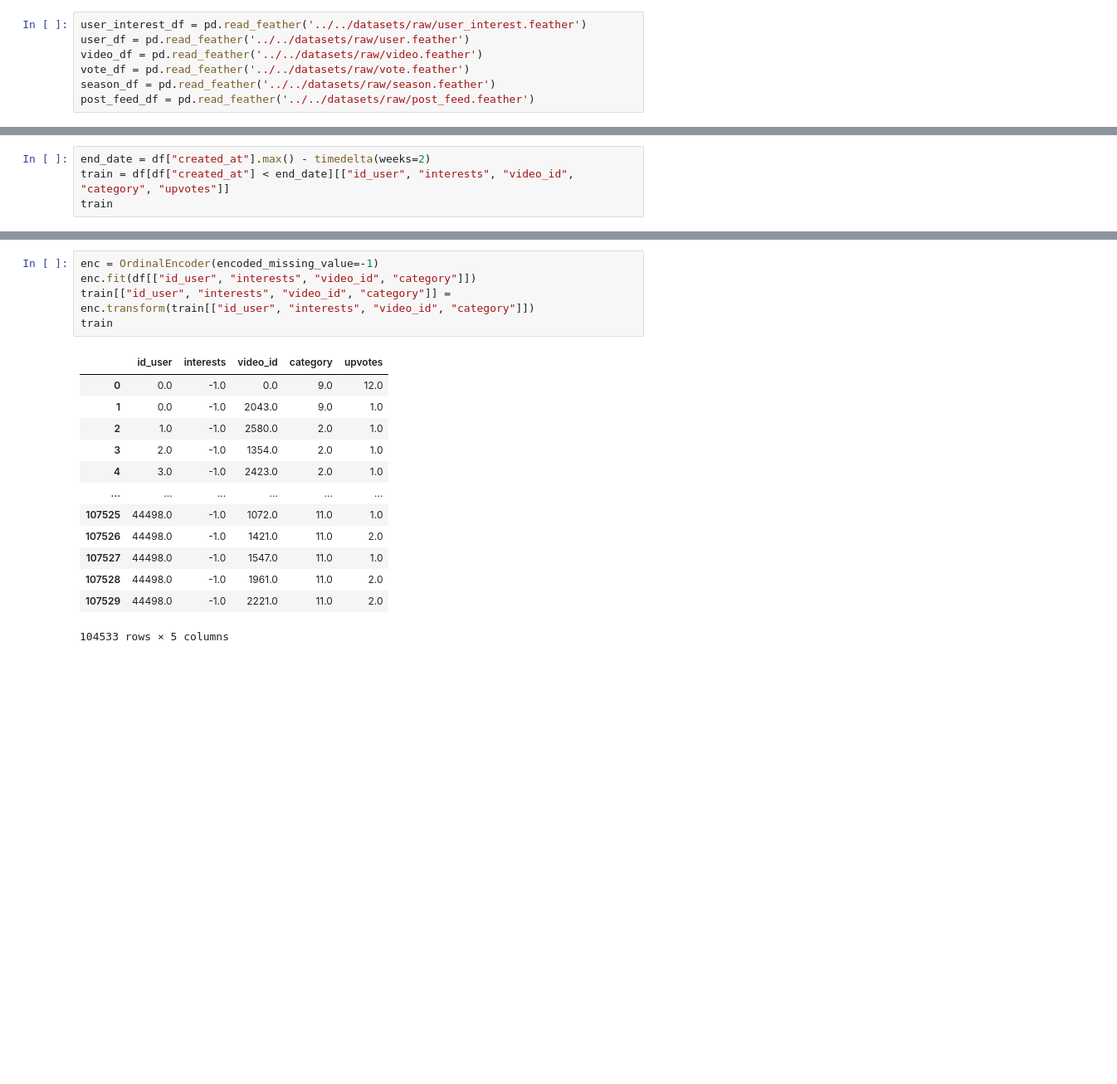
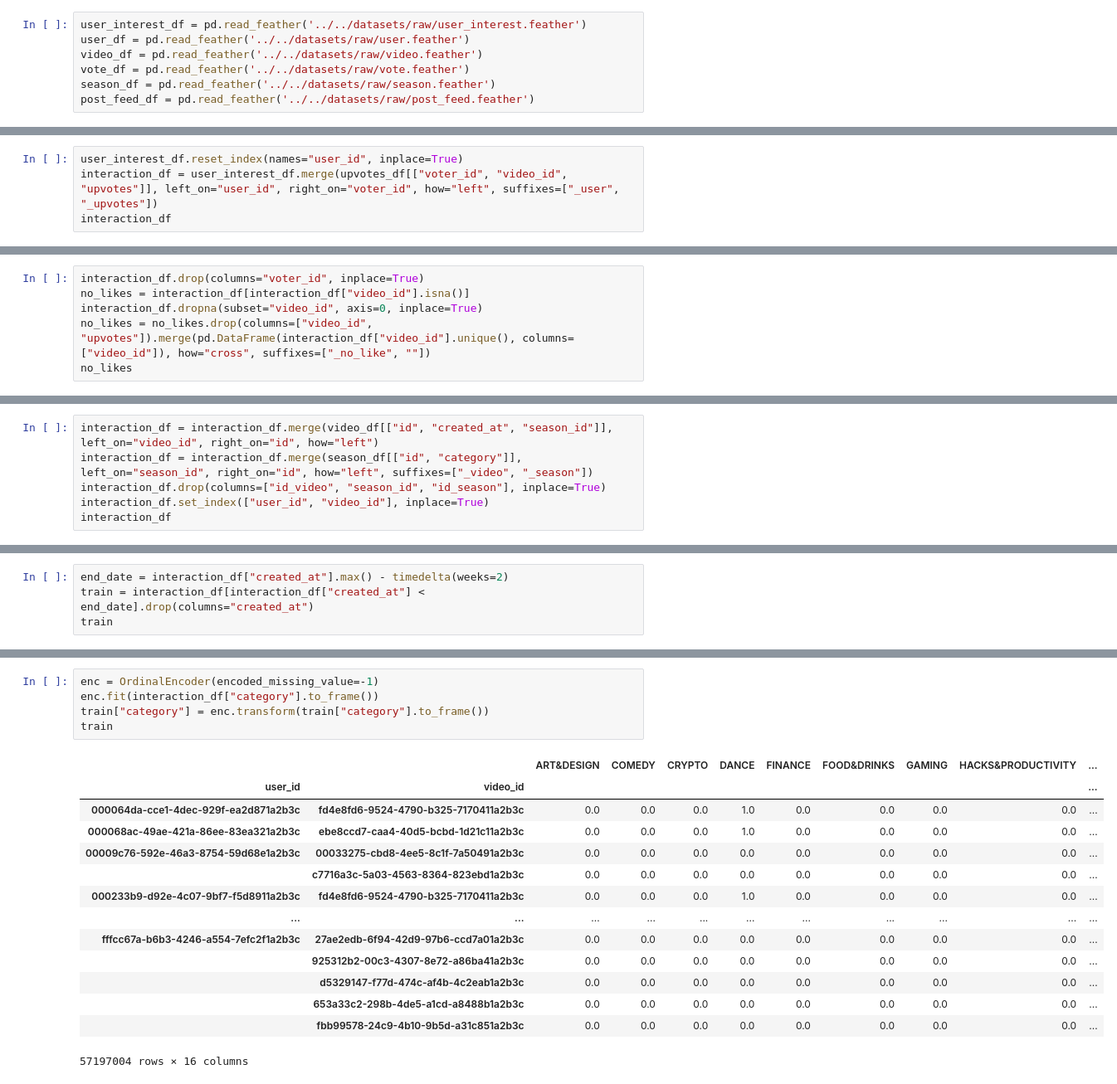
Before and after one commit to lozhaowei/NUS_Capstone_Team18, a Jupyter notebook: src/video_recommend/Untitled.ipynb, the cells around one changed output, grey strips where cells are left out. Shown: that part at 83% size. Drawn from its saved outputs; the diff is of its cells as text; blank space fills up the shorter version.

```diff
--- a/src/video_recommend/Untitled.ipynb
+++ b/src/video_recommend/Untitled.ipynb
@@ -101,0 +124,4 @@ df
+# %%
+user_interest_df.reset_index(names="user_id", inplace=True)
+interaction_df = user_interest_df.merge(upvotes_df[["voter_id", "video_id", "upvotes"]], left_on="user_id", right_on="voter_id", how="left", suffixes=["_user", "_upvotes"])
+interaction_df
@@ -101,0 +142,6 @@ df
+# %%
+interaction_df.drop(columns="voter_id", inplace=True)
+no_likes = interaction_df[interaction_df["video_id"].isna()]
+interaction_df.dropna(subset="video_id", axis=0, inplace=True)
+no_likes = no_likes.drop(columns=["video_id", "upvotes"]).merge(pd.DataFrame(interaction_df["video_id"].unique(), columns=["video_id"]), how="cross", suffixes=["_no_like", ""])
+no_likes
@@ -101,0 +183,6 @@ df
+# %%
+interaction_df = interaction_df.merge(video_df[["id", "created_at", "season_id"]], left_on="video_id", right_on="id", how="left")
+interaction_df = interaction_df.merge(season_df[["id", "category"]], left_on="season_id", right_on="id", how="left", suffixes=["_video", "_season"])
+interaction_df.drop(columns=["id_video", "season_id", "id_season"], inplace=True)
+interaction_df.set_index(["user_id", "video_id"], inplace=True)
+interaction_df
@@ -102,5 +204,5 @@ df
 # %%
-end_date = df["created_at"].max() - timedelta(weeks=2)
-train = df[df["created_at"] < end_date][["id_user", "interests", "video_id", "category", "upvotes"]]
+end_date = interaction_df["created_at"].max() - timedelta(weeks=2)
+train = interaction_df[interaction_df["created_at"] < end_date].drop(columns="created_at")
 train
 # %% [output]
@@ -120,21 +223,22 @@ train
 # %%
 enc = OrdinalEncoder(encoded_missing_value=-1)
-enc.fit(df[["id_user", "interests", "video_id", "category"]])
-train[["id_user", "interests", "video_id", "category"]] = enc.transform(train[["id_user", "interests", "video_id", "category"]])
+enc.fit(interaction_df["category"].to_frame())
+train["category"] = enc.transform(train["category"].to_frame())
 train
 # %% [output]
-|  | id_user | interests | video_id | category | upvotes |
-| 0 | 0.0 | -1.0 | 0.0 | 9.0 | 12.0 |
-| 1 | 0.0 | -1.0 | 2043.0 | 9.0 | 1.0 |
-| 2 | 1.0 | -1.0 | 2580.0 | 2.0 | 1.0 |
-| 3 | 2.0 | -1.0 | 1354.0 | 2.0 | 1.0 |
-| 4 | 3.0 | -1.0 | 2423.0 | 2.0 | 1.0 |
-| ... | ... | ... | ... | ... | ... |
-| 107525 | 44498.0 | -1.0 | 1072.0 | 11.0 | 1.0 |
-| 107526 | 44498.0 | -1.0 | 1421.0 | 11.0 | 2.0 |
-| 107527 | 44498.0 | -1.0 | 1547.0 | 11.0 | 1.0 |
-| 107528 | 44498.0 | -1.0 | 1961.0 | 11.0 | 2.0 |
-| 107529 | 44498.0 | -1.0 | 2221.0 | 11.0 | 2.0 |
+|  |  | ART&DESIGN | COMEDY | CRYPTO | DANCE | FINANCE | FOOD&DRINKS | GAMING | HACKS&PRODUCTIVITY | ... |
+| user_id | video_id |  |  |  |  |  |  |  |  | ... |
+| 000064da-cce1-4dec-929f-ea2d871a2b3c | fd4e8fd6-9524-4790-b325-7170411a2b3c | 0.0 | 0.0 | 0.0 | 1.0 | 0.0 | 0.0 | 0.0 | 0.0 | ... |
+| 000068ac-49ae-421a-86ee-83ea321a2b3c | ebe8ccd7-caa4-40d5-bcbd-1d21c11a2b3c | 0.0 | 0.0 | 0.0 | 1.0 | 0.0 | 0.0 | 0.0 | 0.0 | ... |
+| 00009c76-592e-46a3-8754-59d68e1a2b3c | 00033275-cbd8-4ee5-8c1f-7a50491a2b3c | 0.0 | 0.0 | 0.0 | 0.0 | 0.0 | 0.0 | 0.0 | 0.0 | ... |
+|  | c7716a3c-5a03-4563-8364-823ebd1a2b3c | 0.0 | 0.0 | 0.0 | 0.0 | 0.0 | 0.0 | 0.0 | 0.0 | ... |
+| 000233b9-d92e-4c07-9bf7-f5d8911a2b3c | fd4e8fd6-9524-4790-b325-7170411a2b3c | 0.0 | 0.0 | 0.0 | 1.0 | 0.0 | 0.0 | 0.0 | 0.0 | ... |
+| ... | ... | ... | ... | ... | ... | ... | ... | ... | ... | ... |
+| fffcc67a-b6b3-4246-a554-7efc2f1a2b3c | 27ae2edb-6f94-42d9-97b6-ccd7a01a2b3c | 0.0 | 0.0 | 0.0 | 0.0 | 0.0 | 0.0 | 0.0 | 0.0 | ... |
+|  | 925312b2-00c3-4307-8e72-a86ba41a2b3c | 0.0 | 0.0 | 0.0 | 0.0 | 0.0 | 0.0 | 0.0 | 0.0 | ... |
+|  | d5329147-f77d-474c-af4b-4c2eab1a2b3c | 0.0 | 0.0 | 0.0 | 0.0 | 0.0 | 0.0 | 0.0 | 0.0 | ... |
+|  | 653a33c2-298b-4de5-a1cd-a8488b1a2b3c | 0.0 | 0.0 | 0.0 | 0.0 | 0.0 | 0.0 | 0.0 | 0.0 | ... |
+|  | fbb99578-24c9-4b10-9b5d-a31c851a2b3c | 0.0 | 0.0 | 0.0 | 0.0 | 0.0 | 0.0 | 0.0 | 0.0 | ... |
-104533 rows × 5 columns
+57197004 rows × 16 columns
 # %%
 model = RandomForestClassifier()
```
Also changed, not shown: parts of 22 cells of this notebook, 19 other files.
